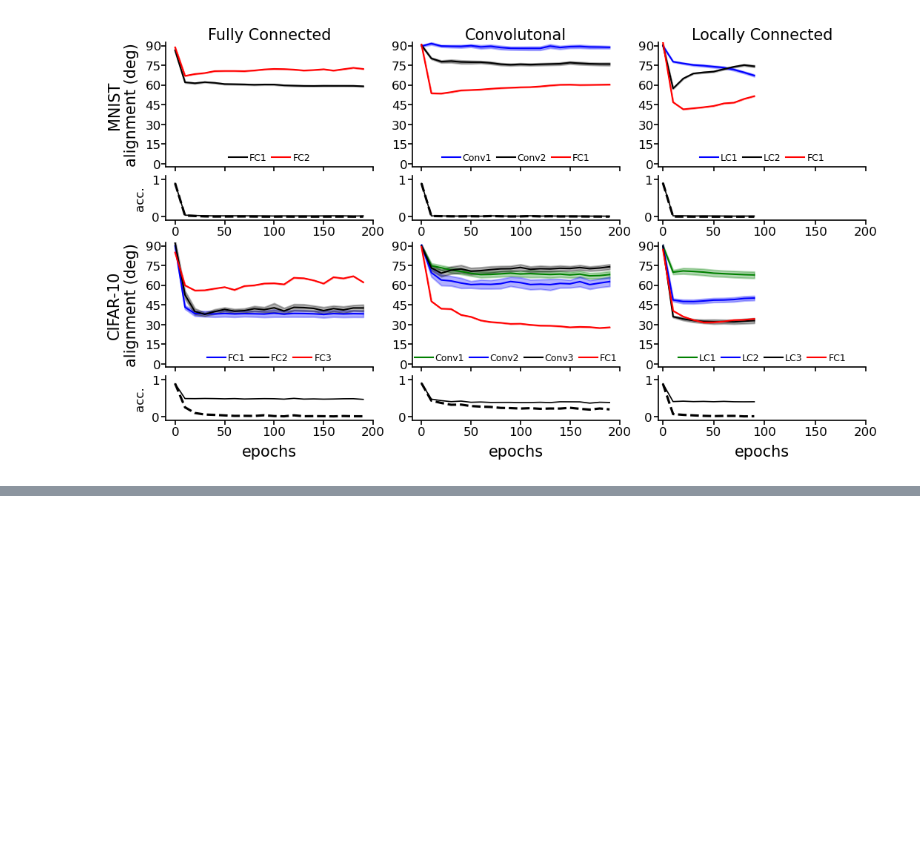
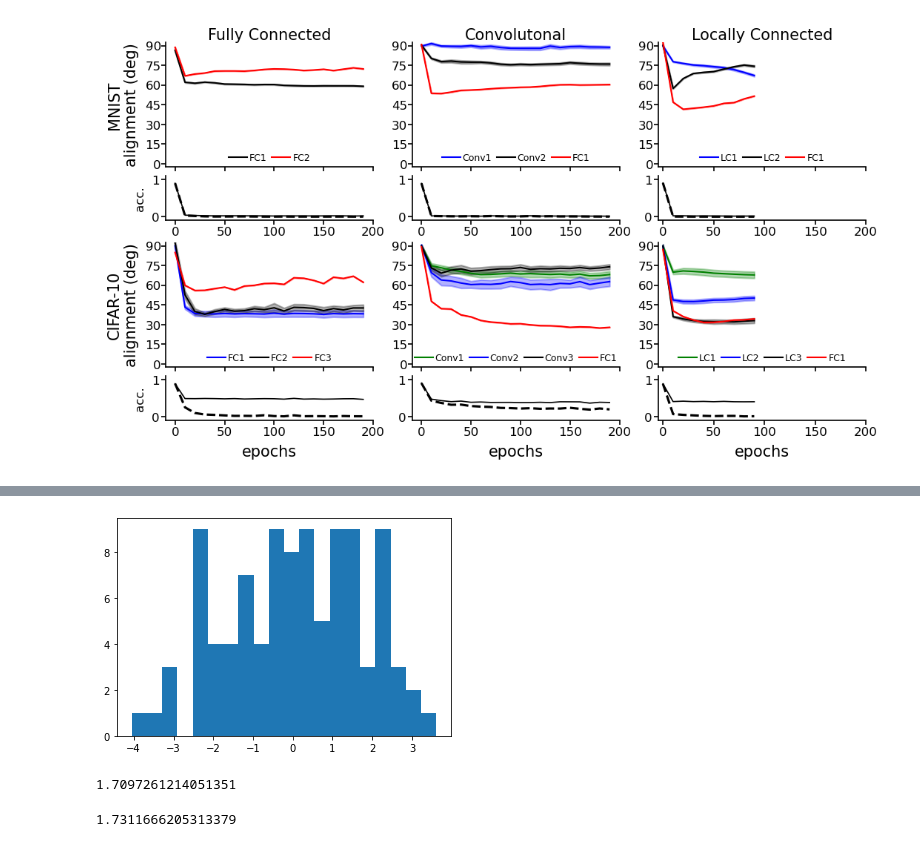
Before and after one commit to davidclark1/VectorizedNets, a Jupyter notebook: notebooks/alignment_and_concentration_viz.ipynb, the cells around one changed output, grey strips where cells are left out. Cells and saved outputs as stored; diff of their text form; code cells hidden in the pictures; blank space fills up the shorter version.

```diff
--- a/notebooks/alignment_and_concentration_viz.ipynb
+++ b/notebooks/alignment_and_concentration_viz.ipynb
@@ -367,0 +603,21 @@ array([  0,  10,  20,  30,  40,  50,  60,  70,  80,  90, 100])
+# %%
+n = 5000
+mean_vals = []
+for _ in range(100):
+    W = np.random.uniform(0, 1, size=(n, n))*np.sqrt(12./n)
+    a = np.random.randn(n)
+    h = W.dot(a)
+    mean_vals.append(h.mean())
+# %%
+plt.hist(mean_vals, bins=20)
+plt.show()
+# %% [output]
+[figure, added]
+# %%
+np.std(mean_vals)
+# %% [output]
+1.7097261214051351
+# %%
+np.mean(W)/np.std(W)
+# %% [output]
+1.7311666205313379
```
Also changed, not shown: parts of 13 cells of this notebook, 2 other files.
